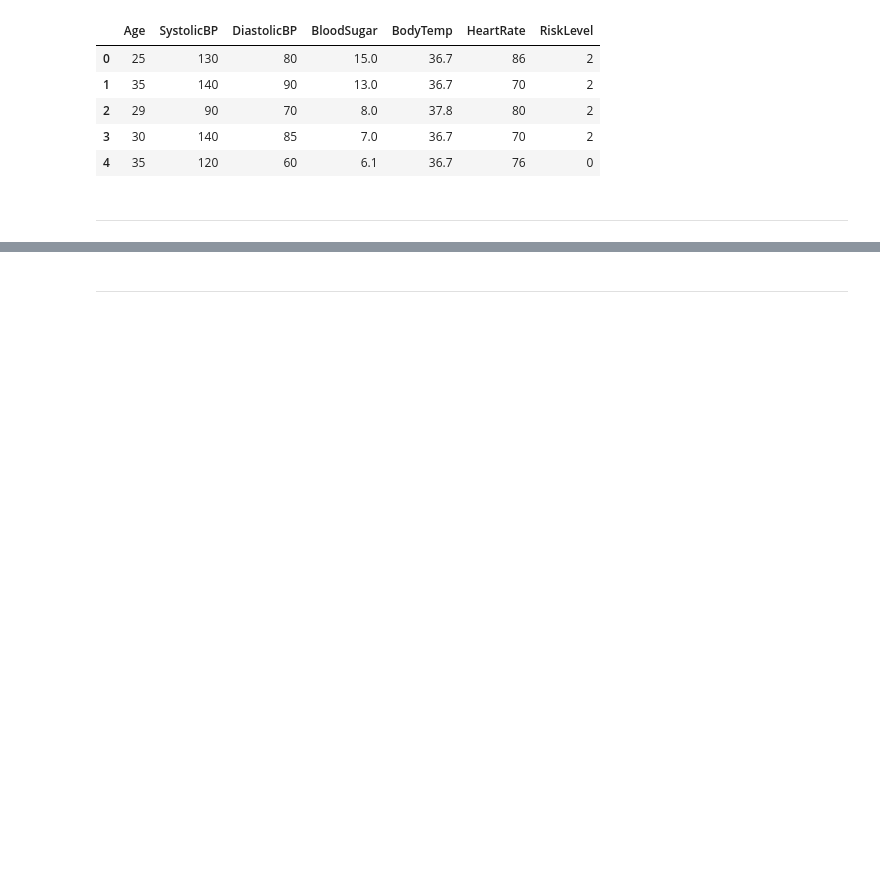
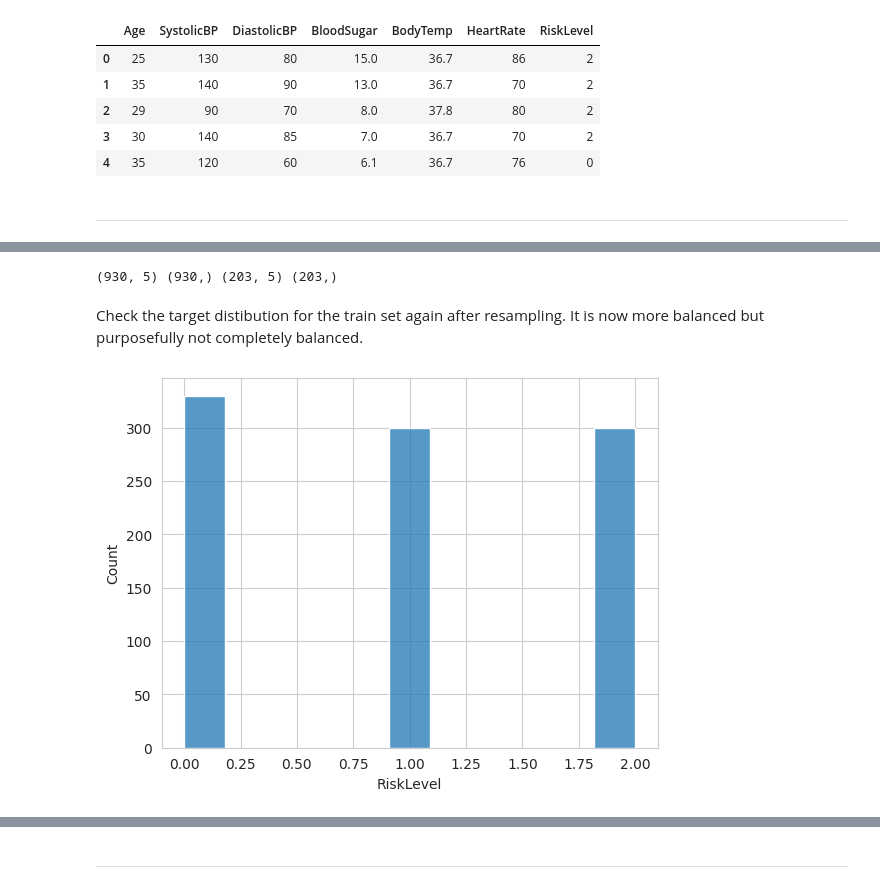
Before and after one commit to theresaabl/ML-maternal-health-risk, a Jupyter notebook: jupyter_notebooks/06-ModelingAndEvaluation-Classification.ipynb, the cells around one changed output, grey strips where cells are left out. Cells and saved outputs as stored; diff of their text form; code cells hidden in the pictures; blank space fills up the shorter version.

Commit message:
Add feature engineering pipeline, rebalancing and start of grid search to modelling notebook

```diff
--- a/jupyter_notebooks/06-ModelingAndEvaluation-Classification.ipynb
+++ b/jupyter_notebooks/06-ModelingAndEvaluation-Classification.ipynb
@@ -76,0 +234,11 @@ df.head()
+# %%
+
+# Create feature engineering pipeline
+pipeline_feat_eng = PipelineFeatureEngineering()
+
+# fit on the train set and transform train set
+X_train = pipeline_feat_eng.fit_transform(X_train)
+# transform the test set
+X_test = pipeline_feat_eng.transform(X_test)
+
+print(X_train.shape, y_train.shape, X_test.shape, y_test.shape)
@@ -76,0 +278,25 @@ df.head()
+# %%
+# Create SMOTE object
+
+oversample = SMOTE(
+                sampling_strategy={
+                1: 300,
+                2: 300
+                },
+                random_state=0
+                )
+
+# fit oversample to train set and resample the train set
+X_train, y_train = oversample.fit_resample(X_train, y_train)
+
+print(X_train.shape, y_train.shape, X_test.shape, y_test.shape)
+# %% [output]
+(930, 5) (930,) (203, 5) (203,)
+# %% [markdown]
+Check the target distibution for the train set again after resampling. It is now more balanced but purposefully not completely balanced.
+# %%
+sns.set_style("whitegrid")
+sns.histplot(data=y_train)
+plt.show()
+# %% [output]
+[figure, added]
```
Also changed, not shown: parts of 30 cells of this notebook, 1 other file.
